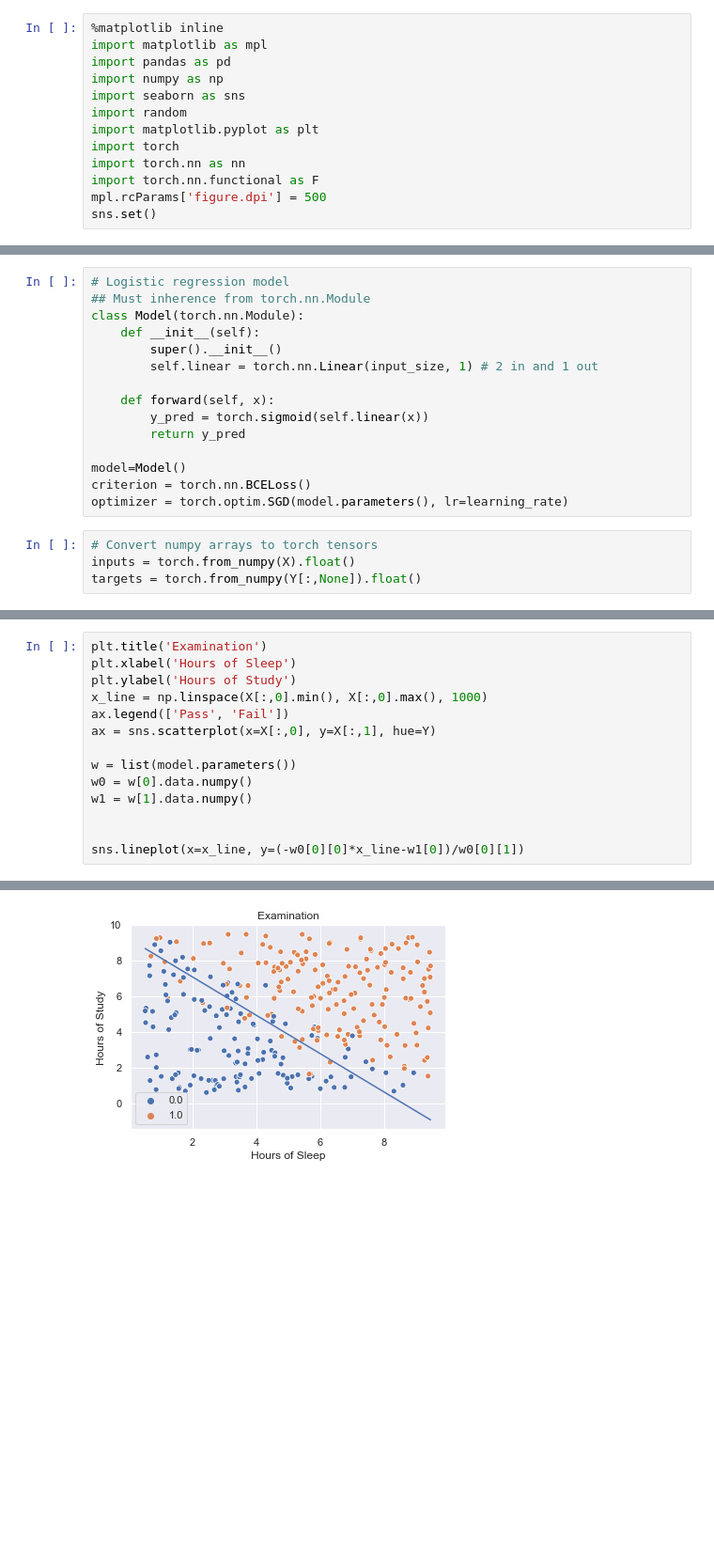
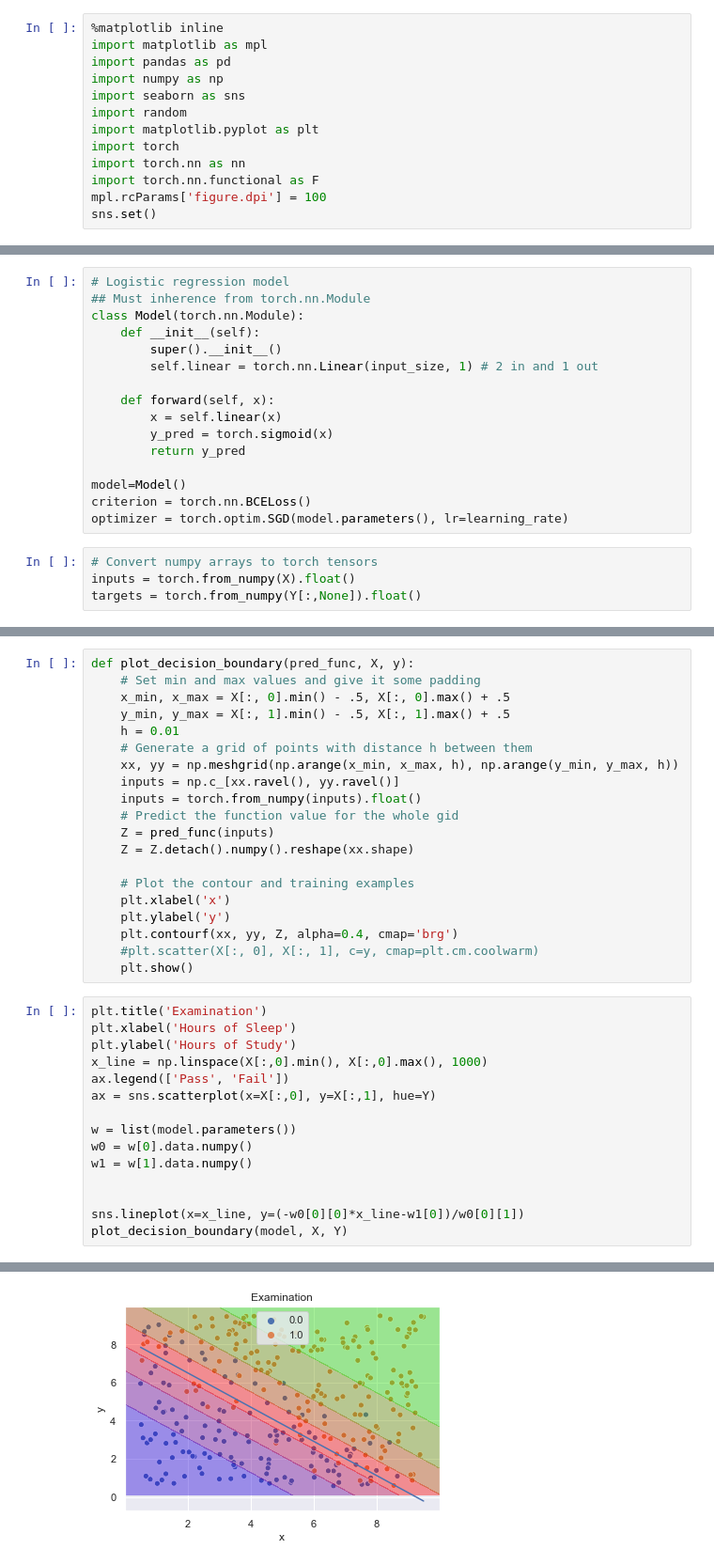
Before and after one commit to CUHK-ASC/Deep-Learning-Tutorial-2019-2020, a Jupyter notebook: pytorch_logistic_regression.ipynb, the cells around one changed output, grey strips where cells are left out. Shown at 94% size. Cells and saved outputs as stored; diff of their text form; blank space fills up the shorter version.

```diff
--- a/pytorch_logistic_regression.ipynb
+++ b/pytorch_logistic_regression.ipynb
@@ -11,7 +11,7 @@ import matplotlib.pyplot as plt
 import torch
 import torch.nn as nn
 import torch.nn.functional as F
-mpl.rcParams['figure.dpi'] = 500
+mpl.rcParams['figure.dpi'] = 100
 sns.set()
 # %%
 def func(x_i):
@@ -53,7 +53,8 @@ class Model(torch.nn.Module):
         self.linear = torch.nn.Linear(input_size, 1) # 2 in and 1 out
 
     def forward(self, x):
-        y_pred = torch.sigmoid(self.linear(x))
+        x = self.linear(x)
+        y_pred = torch.sigmoid(x)
         return y_pred
 
 model=Model()
@@ -101,3 +102,23 @@ sns.lineplot(range(len(loss_log)), loss_log)
+# %%
+def plot_decision_boundary(pred_func, X, y):
+    # Set min and max values and give it some padding
+    x_min, x_max = X[:, 0].min() - .5, X[:, 0].max() + .5
+    y_min, y_max = X[:, 1].min() - .5, X[:, 1].max() + .5
+    h = 0.01
+    # Generate a grid of points with distance h between them
+    xx, yy = np.meshgrid(np.arange(x_min, x_max, h), np.arange(y_min, y_max, h))
+    inputs = np.c_[xx.ravel(), yy.ravel()]
+    inputs = torch.from_numpy(inputs).float()
+    # Predict the function value for the whole gid
+    Z = pred_func(inputs)
+    Z = Z.detach().numpy().reshape(xx.shape)
+
+    # Plot the contour and training examples
+    plt.xlabel('x')
+    plt.ylabel('y')
+    plt.contourf(xx, yy, Z, alpha=0.4, cmap='brg')
+    #plt.scatter(X[:, 0], X[:, 1], c=y, cmap=plt.cm.coolwarm)
+    plt.show()
 # %%
 plt.title('Examination')
 plt.xlabel('Hours of Sleep')
@@ -112,4 +133,5 @@ w1 = w[1].data.numpy()
 
 
 sns.lineplot(x=x_line, y=(-w0[0][0]*x_line-w1[0])/w0[0][1])
+plot_decision_boundary(model, X, Y)
 # %% [output]
@@ -117 +138 @@ sns.lineplot(x=x_line, y=(-w0[0][0]*x_line-w1[0])/w0[0][1])
-[figure, old version]
+[figure, new version]
```
Also changed, not shown: parts of 4 cells of this notebook, 1 other file.
